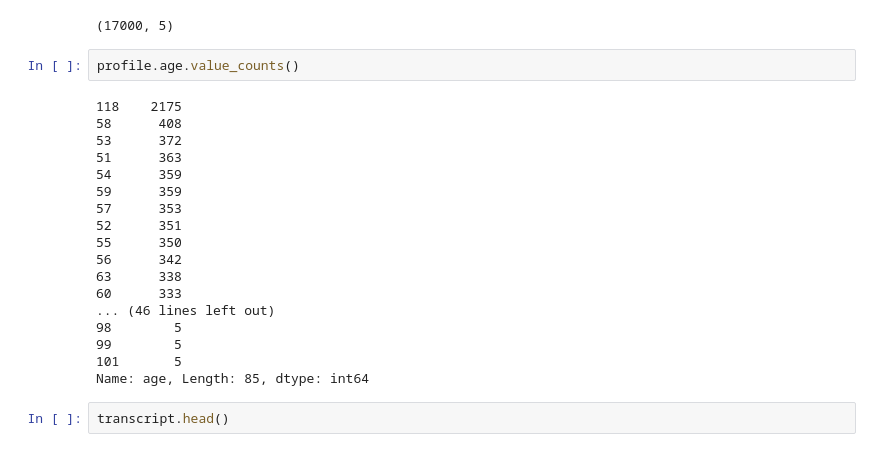
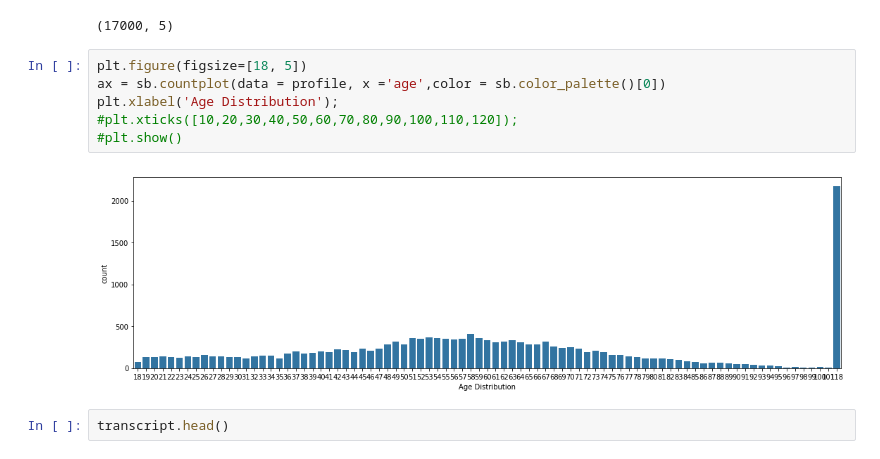
Before and after one commit to fhdcs/Starbucks-Capstone, a Jupyter notebook: Starbucks_Capstone_notebook.ipynb, the cells around one changed output. Saved outputs shown, nothing was run; the diff lists cells and outputs as text.

```diff
--- a/Starbucks_Capstone_notebook.ipynb
+++ b/Starbucks_Capstone_notebook.ipynb
@@ -129,26 +130,14 @@ profile.head()
 profile.shape
 # %% [output]
 (17000, 5)
-# %%
-profile.age.value_counts()
-# %% [output]
-118    2175
-58      408
-53      372
-51      363
-54      359
-59      359
-57      353
-52      351
-55      350
-56      342
-63      338
-60      333
-... (46 lines left out)
-98        5
-99        5
-101       5
-Name: age, Length: 85, dtype: int64
+# %%
+plt.figure(figsize=[18, 5])
+ax = sb.countplot(data = profile, x ='age',color = sb.color_palette()[0])
+plt.xlabel('Age Distribution');
+#plt.xticks([10,20,30,40,50,60,70,80,90,100,110,120]);
+#plt.show()
+# %% [output]
+[figure, added]
 # %%
 transcript.head()
 # %% [output]
```
Also changed, not shown: parts of 19 cells of this notebook, 1 other file.
